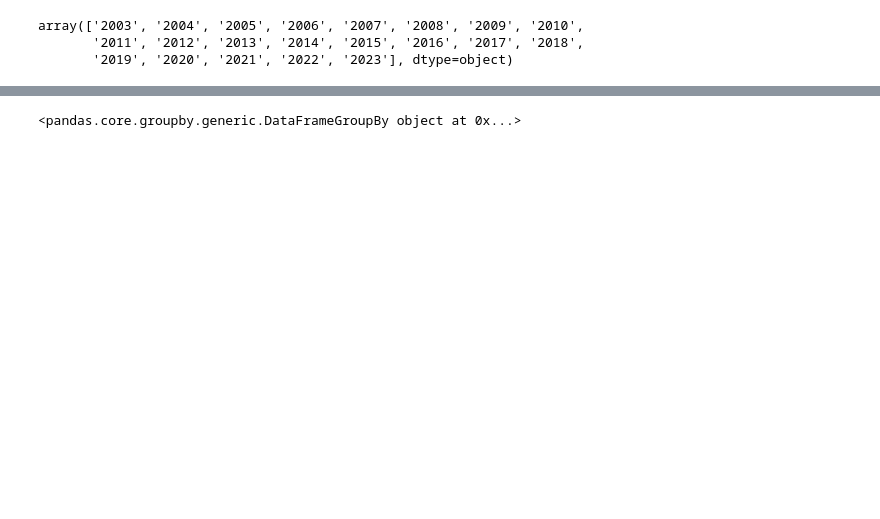
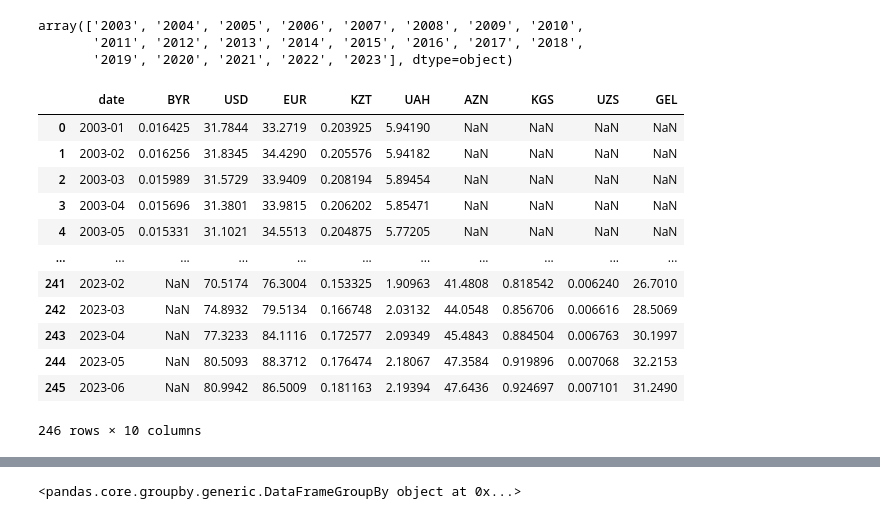
Before and after one commit to Vl4ddd/projectDjango, a Jupyter notebook: scripts/check.ipynb, the cells around one changed output, grey strips where cells are left out. Saved outputs shown, nothing was run; the diff lists cells and outputs as text; code cells hidden in the pictures; blank space fills up the shorter version.

```diff
--- a/scripts/check.ipynb
+++ b/scripts/check.ipynb
@@ -73,0 +104,18 @@ df.insert(8, "salary_mean", (df['salary_from'] + df['salary_to']) / 2, True)
+# %%
+df_cur = pd.read_csv("valutes.csv")
+# %%
+df_cur
+# %% [output]
+|  | date | BYR | USD | EUR | KZT | UAH | AZN | KGS | UZS | GEL |
+| 0 | 2003-01 | 0.016425 | 31.7844 | 33.2719 | 0.203925 | 5.94190 | NaN | NaN | NaN | NaN |
+| 1 | 2003-02 | 0.016256 | 31.8345 | 34.4290 | 0.205576 | 5.94182 | NaN | NaN | NaN | NaN |
+| 2 | 2003-03 | 0.015989 | 31.5729 | 33.9409 | 0.208194 | 5.89454 | NaN | NaN | NaN | NaN |
+| 3 | 2003-04 | 0.015696 | 31.3801 | 33.9815 | 0.206202 | 5.85471 | NaN | NaN | NaN | NaN |
+| 4 | 2003-05 | 0.015331 | 31.1021 | 34.5513 | 0.204875 | 5.77205 | NaN | NaN | NaN | NaN |
+| ... | ... | ... | ... | ... | ... | ... | ... | ... | ... | ... |
+| 241 | 2023-02 | NaN | 70.5174 | 76.3004 | 0.153325 | 1.90963 | 41.4808 | 0.818542 | 0.006240 | 26.7010 |
+| 242 | 2023-03 | NaN | 74.8932 | 79.5134 | 0.166748 | 2.03132 | 44.0548 | 0.856706 | 0.006616 | 28.5069 |
+| 243 | 2023-04 | NaN | 77.3233 | 84.1116 | 0.172577 | 2.09349 | 45.4843 | 0.884504 | 0.006763 | 30.1997 |
+| 244 | 2023-05 | NaN | 80.5093 | 88.3712 | 0.176474 | 2.18067 | 47.3584 | 0.919896 | 0.007068 | 32.2153 |
+| 245 | 2023-06 | NaN | 80.9942 | 86.5009 | 0.181163 | 2.19394 | 47.6436 | 0.924697 | 0.007101 | 31.2490 |
+246 rows × 10 columns
```
Also changed, not shown: parts of 35 cells of this notebook, 8 other files.
